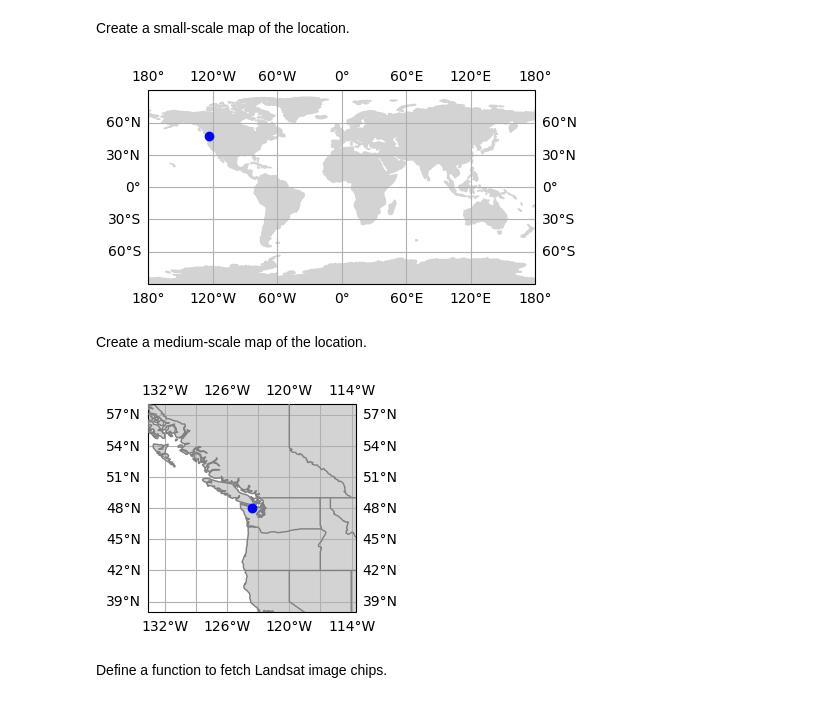
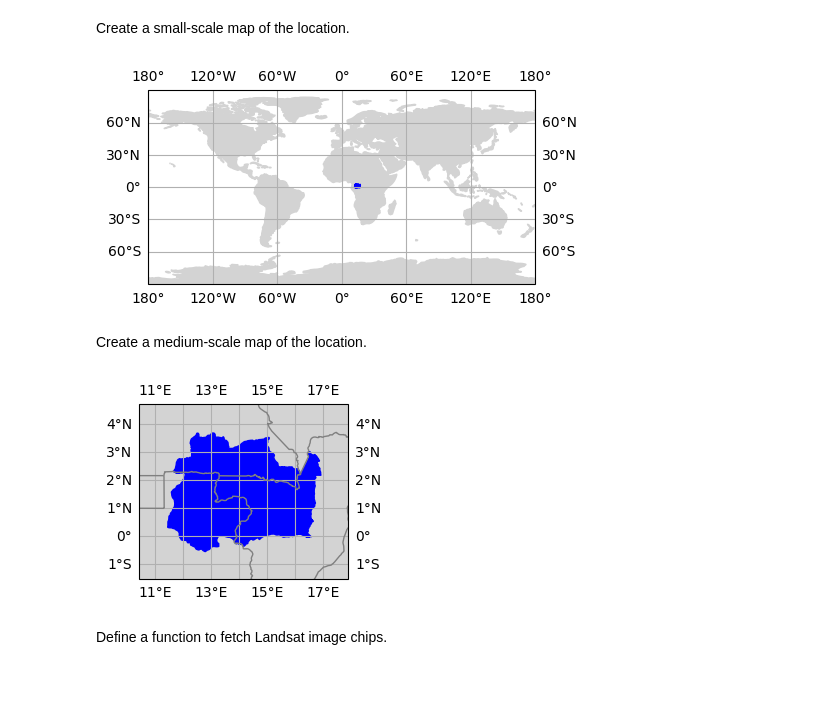
Before and after one commit to J-Cos/WesternCongoBasinRLE, a Jupyter notebook: Report.ipynb, the cells around one changed output. Drawn from its saved outputs; the diff is of its cells as text; code cells hidden in the pictures.

```diff
--- a/Report.ipynb
+++ b/Report.ipynb
@@ -70,3 +63,6 @@ m.add_layer(ee_region, {'color': 'yellow'}, 'ROI')
+# %%
+WCB = ee.FeatureCollection('projects/western-congo-basin/assets/WCB-boundary')
+m.add_layer(WCB, {'color': 'yellow'}, 'ROI')
 # %% [markdown]
 # Set global and final output variables
 # %% [markdown]
@@ -105,44 +101,54 @@ plt.figure(figsize=(5, 2.7))
 ax = plt.axes(projection=ccrs.PlateCarree())
 ax.add_feature(cfeature.LAND, color='lightgrey', zorder=0)
 ax.gridlines(draw_labels=True, zorder=1)
-ax.scatter(lon, lat, color='blue', zorder=2)
+
+# Convert the Earth Engine Feature to a Shapely geometry
+# Access the coordinates from the dictionary and create a Shapely Polygon
+wcb_geom = WCB.first().geometry().getInfo()['coordinates']
+polygon = Polygon(wcb_geom[0]) # Assuming the first element is the exterior ring
+
+# Create a Cartopy Feature from the Shapely geometry
+wcb_feature = ShapelyFeature([polygon], ccrs.PlateCarree())
+
+ax.add_feature(wcb_feature, color='blue', zorder=0)
+
 ax.set_global()
 
 plt.savefig(small_scale_map, bbox_inches='tight')
 plt.show()
 # %% [output]
-[figure, old version]
+[figure, new version]
 # %% [markdown]
 Create a medium-scale map of the location.
 # %%
 gpd_region = ee.data.computeFeatures({
-    'expression': ee.FeatureCollection([ee.Feature(ee_region.bounds())]),
+    'expression': ee.FeatureCollection([ee.Feature(WCB.geometry())]),
     'fileFormat': 'GEOPANDAS_GEODATAFRAME'
 })
-buffered_geom = gpd_region.buffer(10)
+buffered_geom = gpd_region.buffer(1)
 bounds = buffered_geom.bounds
 
 states_provinces = cfeature.NaturalEarthFeature(
     category='cultural',
     name='admin_1_states_provinces_lines',
     scale='50m',
     facecolor='none')
 
 plt.figure(figsize=(2.7, 2.7))
 ax = plt.axes(projection=ccrs.PlateCarree())
 ax.add_feature(cfeature.LAND, color='lightgrey', zorder=0)
 ax.gridlines(draw_labels=True, zorder=1)
 ax.add_feature(cfeature.BORDERS, edgecolor='gray', zorder=2)
 ax.add_feature(cfeature.COASTLINE, edgecolor='gray', zorder=3)
 ax.add_feature(states_provinces, edgecolor='gray', zorder=4)
-ax.scatter(lon, lat, color='blue', zorder=5)
+ax.add_feature(wcb_feature, color='blue', zorder=0)
 ax.set_extent(
     [bounds['minx'], bounds['maxx'], bounds['miny'], bounds['maxy']],
     crs=ccrs.PlateCarree())
 plt.savefig(large_scale_map, bbox_inches='tight')
 plt.show()
 # %% [output]
-[figure, old version]
+[figure, new version]
 # %% [markdown]
 Define a function to fetch Landsat image chips.
 # %%
```
Also changed, not shown: parts of 13 cells of this notebook.
